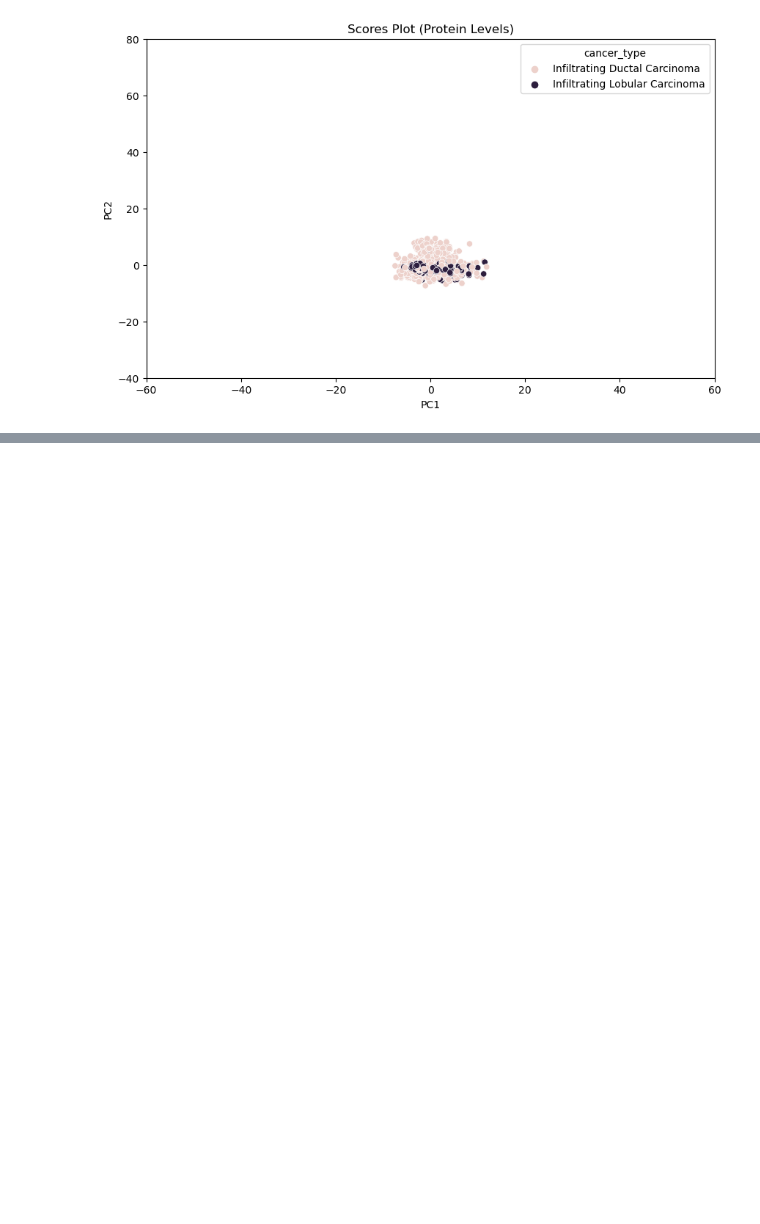
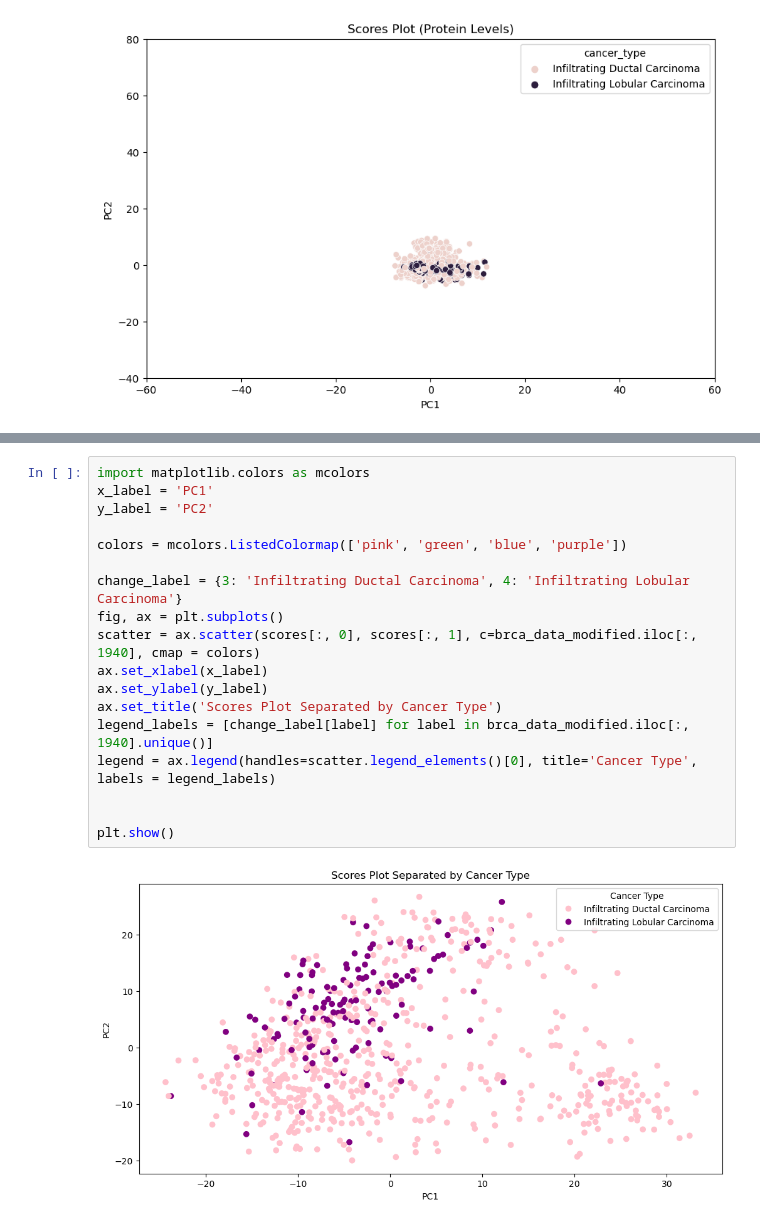
Before and after one commit to chanananins/BRCA-PCA, a Jupyter notebook: PCA Restart.ipynb, the cells around one changed output, grey strips where cells are left out. Saved outputs shown, nothing was run; the diff lists cells and outputs as text; blank space fills up the shorter version.

```diff
--- a/PCA Restart.ipynb
+++ b/PCA Restart.ipynb
@@ -346,0 +403,20 @@ plt.show()
+# %%
+import matplotlib.colors as mcolors
+x_label = 'PC1'
+y_label = 'PC2'
+
+colors = mcolors.ListedColormap(['pink', 'green', 'blue', 'purple'])
+
+change_label = {3: 'Infiltrating Ductal Carcinoma', 4: 'Infiltrating Lobular Carcinoma'}
+fig, ax = plt.subplots()
+scatter = ax.scatter(scores[:, 0], scores[:, 1], c=brca_data_modified.iloc[:, 1940], cmap = colors)
+ax.set_xlabel(x_label)
+ax.set_ylabel(y_label)
+ax.set_title('Scores Plot Separated by Cancer Type')
+legend_labels = [change_label[label] for label in brca_data_modified.iloc[:, 1940].unique()]
+legend = ax.legend(handles=scatter.legend_elements()[0], title='Cancer Type', labels = legend_labels)
+
+
+plt.show()
+# %% [output]
+[figure, added]
```
Also changed, not shown: parts of 10 cells of this notebook.
